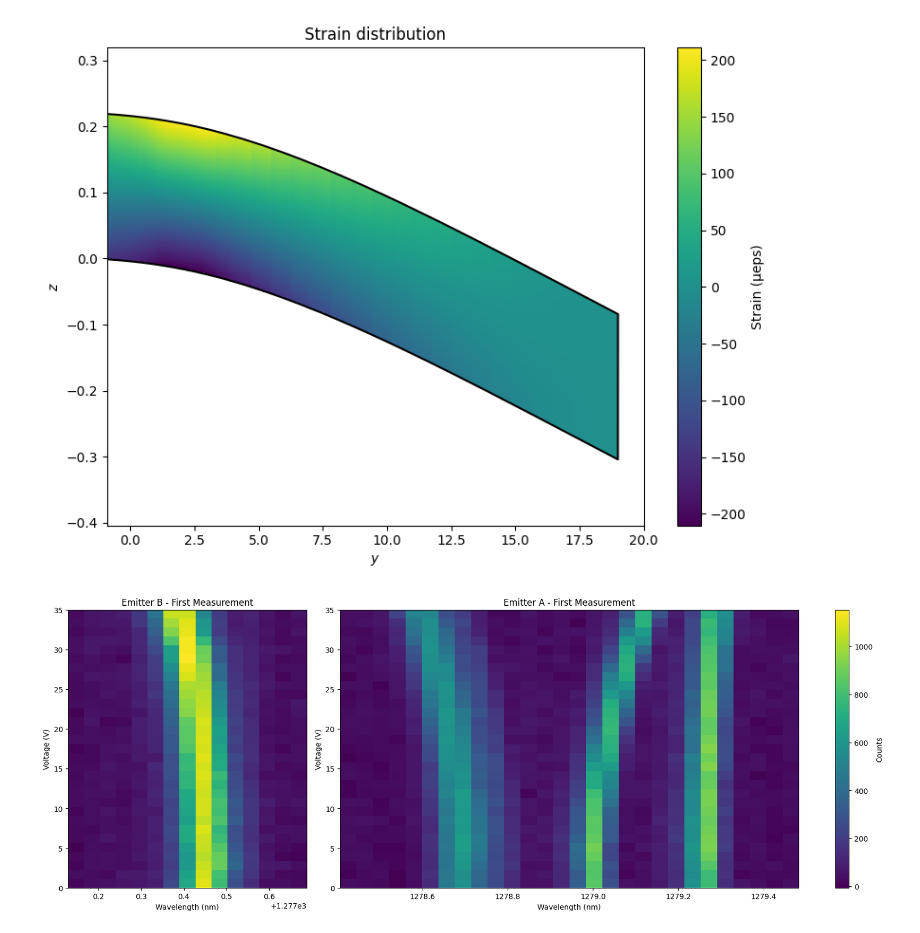
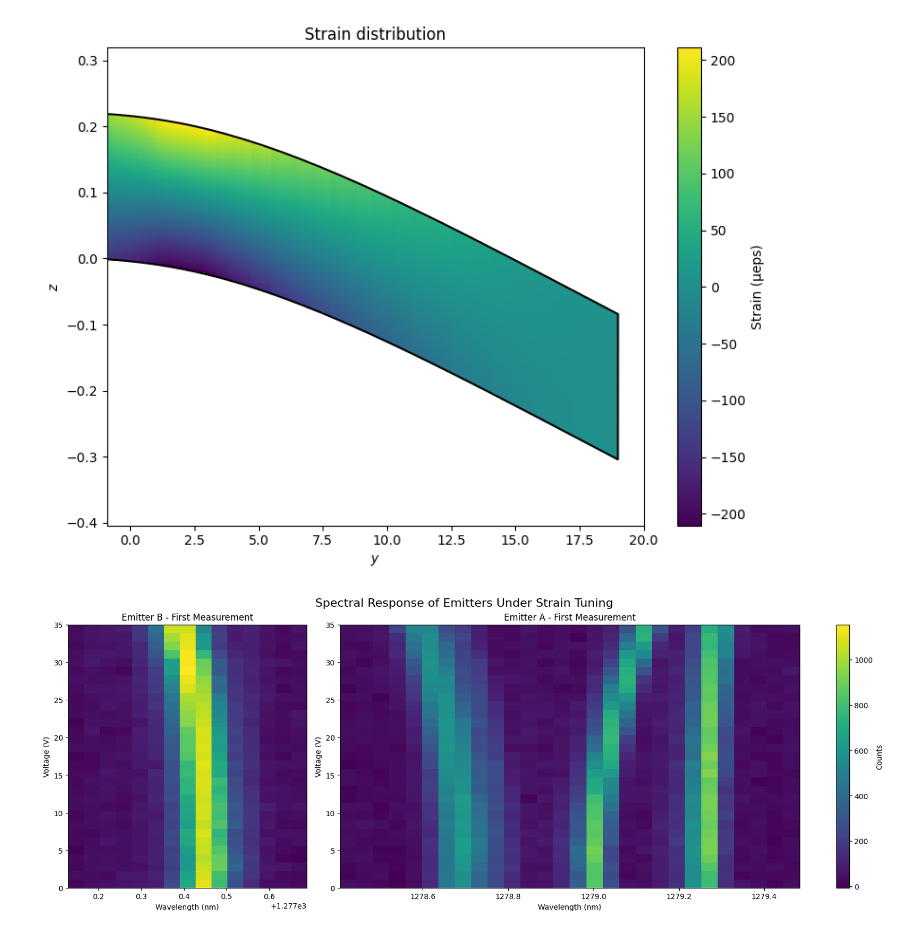
Before and after one commit to abuzzimit/StrainTuningDataFolder, a Jupyter notebook: analysis.ipynb, the cells around one changed output. Drawn from its saved outputs; the diff is of its cells as text; code cells hidden in the pictures.

Commit message:
Working missing good labels

```diff
--- a/analysis.ipynb
+++ b/analysis.ipynb
@@ -191,21 +191,21 @@ plt.figure(figsize=(8,6)); plt.pcolormesh(Yg,Zg,strain_grid*1e6,shading='auto',c
 # %%
 # Tuning_emitters.py
 import numpy as np
 import matplotlib.pyplot as plt
 data_a=np.load('Tuning_emitter_A.npz'); data_b=np.load('Tuning_emitter_B.npz')
 wavelength_a, voltage_a, counts_a = data_a['wavelength'], data_a['v_meas'], data_a['counts']
 wavelength_b, voltage_b, counts_b = data_b['wavelength'], data_b['v_meas'], data_b['counts']
 ZOOM_A=(1278.4,1279.5); ZOOM_B=(1277.1,1277.7)
 mask_a=(wavelength_a>=ZOOM_A[0])&(wavelength_a<=ZOOM_A[1]); mask_b=(wavelength_b>=ZOOM_B[0])&(wavelength_b<=ZOOM_B[1])
 wz_a=wavelength_a[mask_a]; wz_b=wavelength_b[mask_b]; cz_a=counts_a[:,mask_a]; cz_b=counts_b[:,mask_b]
 xr_a=float(np.ptp(wz_a)); xr_b=float(np.ptp(wz_b))
 vmin_all=min(float(voltage_a.min()), float(voltage_b.min())); vmax_all=max(float(voltage_a.max()), float(voltage_b.max()))
 cmin=float(min(np.nanmin(cz_a), np.nanmin(cz_b))); cmax=float(max(np.nanmax(cz_a), np.nanmax(cz_b)))
 fig, axes = plt.subplots(1,2, figsize=(16,6), constrained_layout=True, gridspec_kw={'width_ratios':[xr_b,xr_a]})
 im1=axes[0].imshow(cz_b, origin='lower', aspect='auto', extent=[wz_b.min(),wz_b.max(), voltage_b.min(), voltage_b.max()], vmin=cmin, vmax=cmax, cmap='viridis')
 axes[0].set_title('Emitter B - First Measurement'); axes[0].set_xlabel('Wavelength (nm)'); axes[0].set_ylabel('Voltage (V)'); axes[0].set_ylim(vmin_all, vmax_all)
 im2=axes[1].imshow(cz_a, origin='lower', aspect='auto', extent=[wz_a.min(),wz_a.max(), voltage_a.min(), voltage_a.max()], vmin=cmin, vmax=cmax, cmap='viridis')
 axes[1].set_title('Emitter A - First Measurement'); axes[1].set_xlabel('Wavelength (nm)'); axes[1].set_ylabel('Voltage (V)'); axes[1].set_ylim(vmin_all, vmax_all)
-cbar=fig.colorbar(im2, ax=axes.ravel().tolist()); cbar.set_label('Counts'); plt.show()
+cbar=fig.colorbar(im2, ax=axes.ravel().tolist()); cbar.set_label('Counts'); fig.suptitle("Spectral Response of Emitters Under Strain Tuning", fontsize=16); plt.show()
 # %% [output]
-[figure, old version]
+[figure, new version]
```
